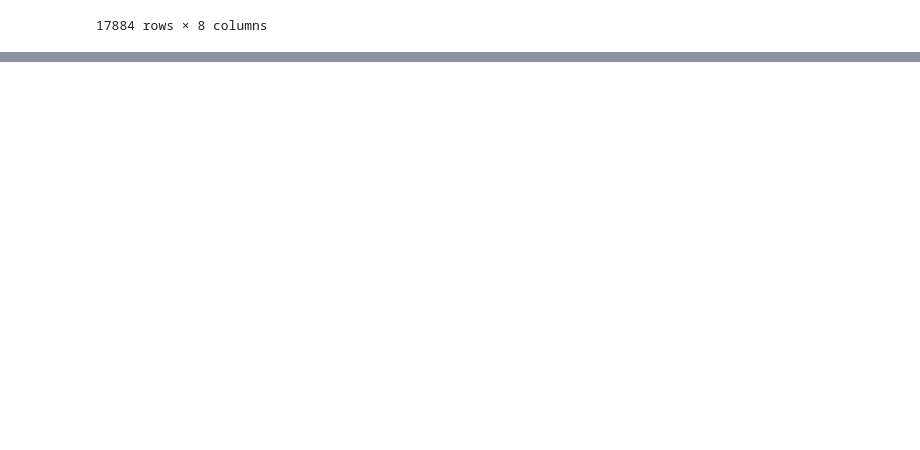
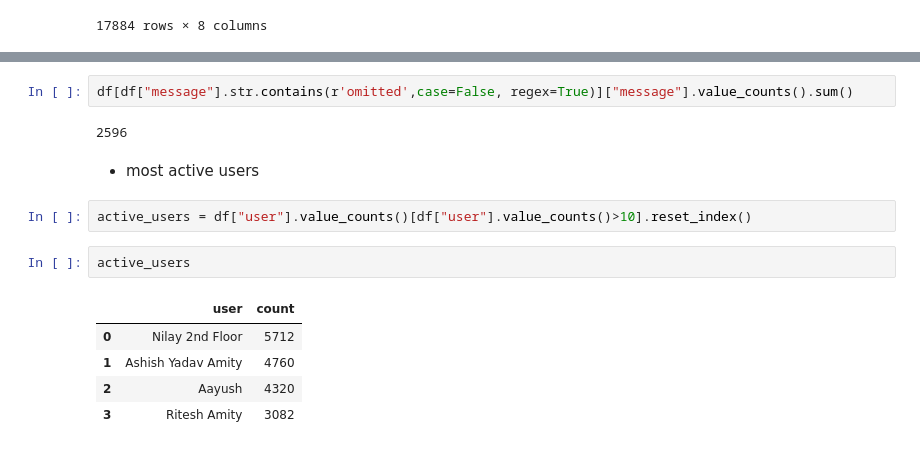
Before and after one commit to gupta-aayushkr/WhatsApp-Chat-Analysis, a Jupyter notebook: Chat Analysis.ipynb, the cells around one changed output, grey strips where cells are left out. Drawn from its saved outputs; the diff is of its cells as text; blank space fills up the shorter version.

```diff
--- a/Chat Analysis.ipynb
+++ b/Chat Analysis.ipynb
@@ -146,0 +208,16 @@ df
+# %%
+df[df["message"].str.contains(r'omitted',case=False, regex=True)]["message"].value_counts().sum()
+# %% [output]
+2596
+# %% [markdown]
+- most active users
+# %%
+active_users = df["user"].value_counts()[df["user"].value_counts()>10].reset_index()
+# %%
+active_users
+# %% [output]
+|  | user | count |
+| 0 | Nilay 2nd Floor | 5712 |
+| 1 | Ashish Yadav Amity | 4760 |
+| 2 | Aayush | 4320 |
+| 3 | Ritesh Amity | 3082 |
```
Also changed, not shown: parts of 13 cells of this notebook, 2 other files.
